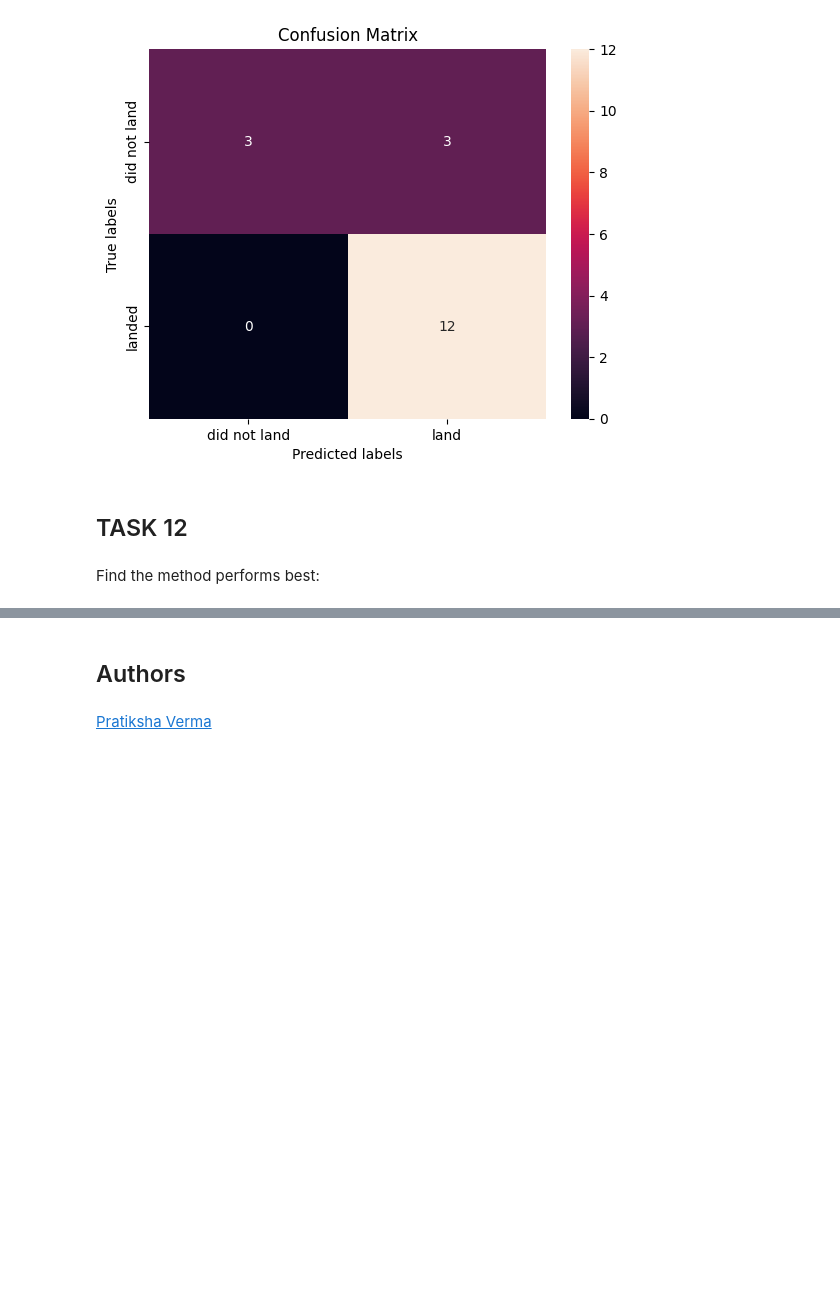
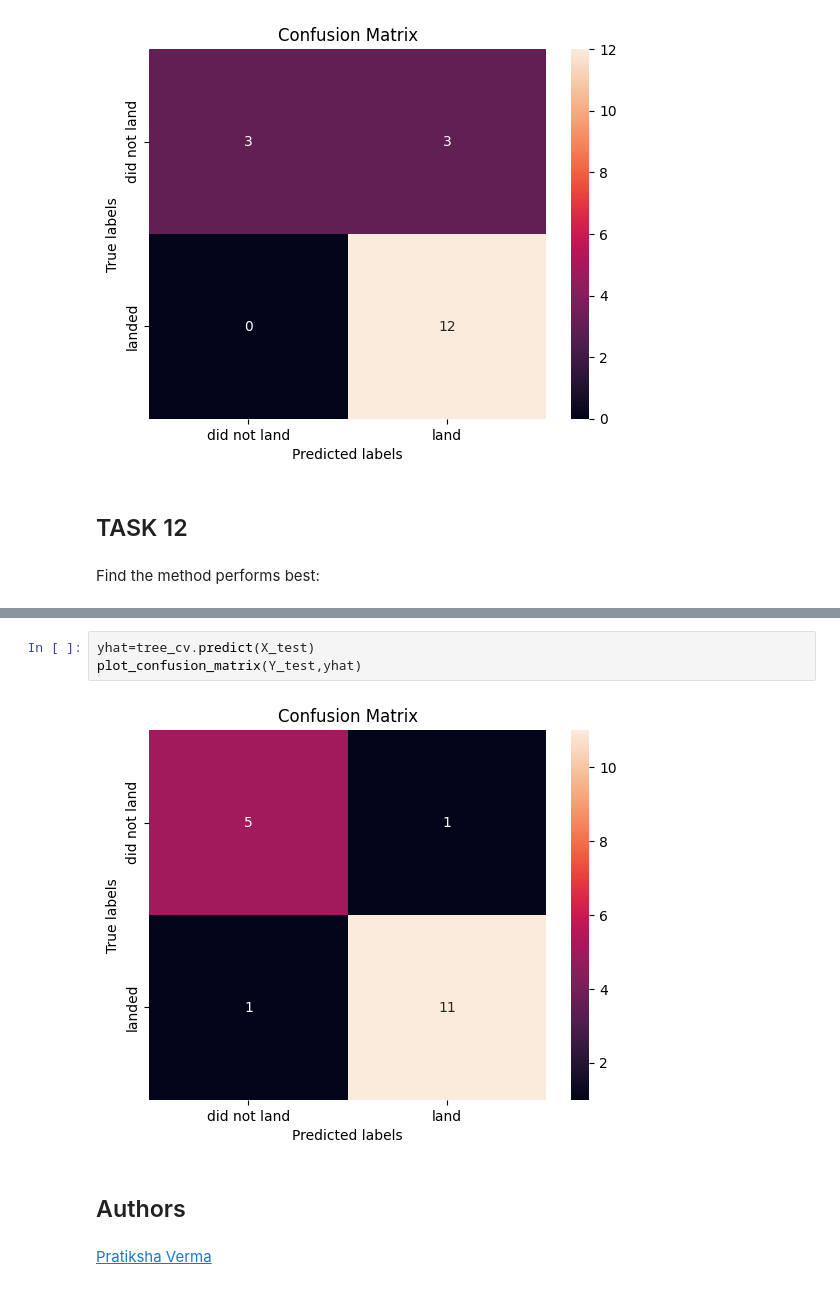
Before and after one commit to mishaneta/IBM-Data-Science-Specialization, a Jupyter notebook: 04_Machine-Learning-Prediction-Part-5-v1.ipynb, the cells around one changed output, grey strips where cells are left out. Drawn from its saved outputs; the diff is of its cells as text; blank space fills up the shorter version.

```diff
--- a/04_Machine-Learning-Prediction-Part-5-v1.ipynb
+++ b/04_Machine-Learning-Prediction-Part-5-v1.ipynb
@@ -393,3 +416,8 @@ Best params is : {'criterion': 'gini', 'max_depth': 12, 'max_features': 'sqrt',
+# %%
+yhat=tree_cv.predict(X_test)
+plot_confusion_matrix(Y_test,yhat)
+# %% [output]
+[figure, added]
 # %% [markdown]
 ## Authors
 # %% [markdown]
```
Also changed, not shown: parts of 7 cells of this notebook, 1 other file.
